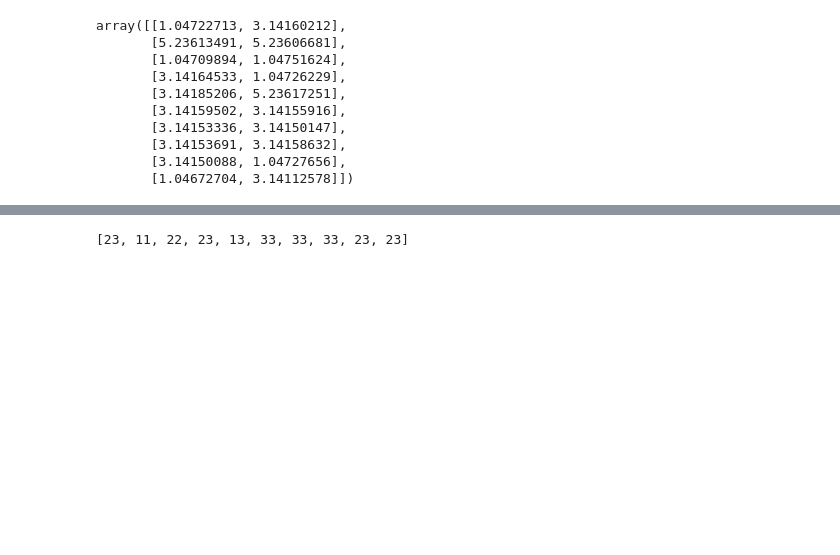
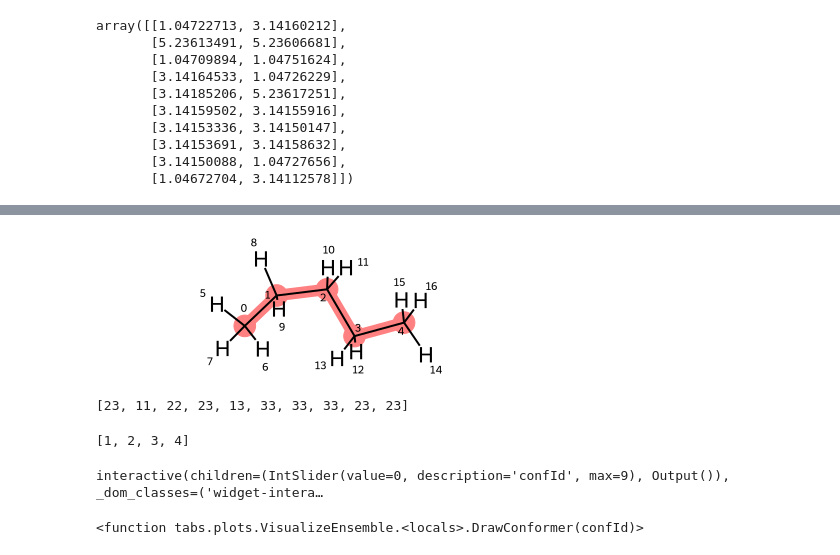
Before and after one commit to rinikerlab/TorsionAngularBinStrings, a Jupyter notebook: Demos/OldFunctionalitiesNewAPI.ipynb, the cells around one changed output, grey strips where cells are left out. Drawn from its saved outputs; the diff is of its cells as text; code cells hidden in the pictures; blank space fills up the shorter version.

```diff
--- a/Demos/OldFunctionalitiesNewAPI.ipynb
+++ b/Demos/OldFunctionalitiesNewAPI.ipynb
@@ -55 +64,4 @@ mol.RemoveAllConformers()
 torInfo = TorsionInfoList.WithTorsionLibs(mol)
+# %%
+mol
+# %% [output]
@@ -56,4 +69,14 @@ torInfo = TorsionInfoList.WithTorsionLibs(mol)
+[figure, added]
 # %%
 torInfo.GetTABS(ctors)
 # %% [output]
 [23, 11, 22, 23, 13, 33, 33, 33, 23, 23]
+# %%
+torInfo.indices[1]
+# %% [output]
+[1, 2, 3, 4]
+# %%
+VisualizeEnsemble(mol, dihedral=torInfo.indices[1], showTABS=True)
+# %% [output]
+interactive(children=(IntSlider(value=0, description='confId', max=9), Output()), _dom_classes=('widget-intera…
+<function tabs.plots.VisualizeEnsemble.<locals>.DrawConformer(confId)>
```
Also changed, not shown: parts of 10 cells of this notebook.
